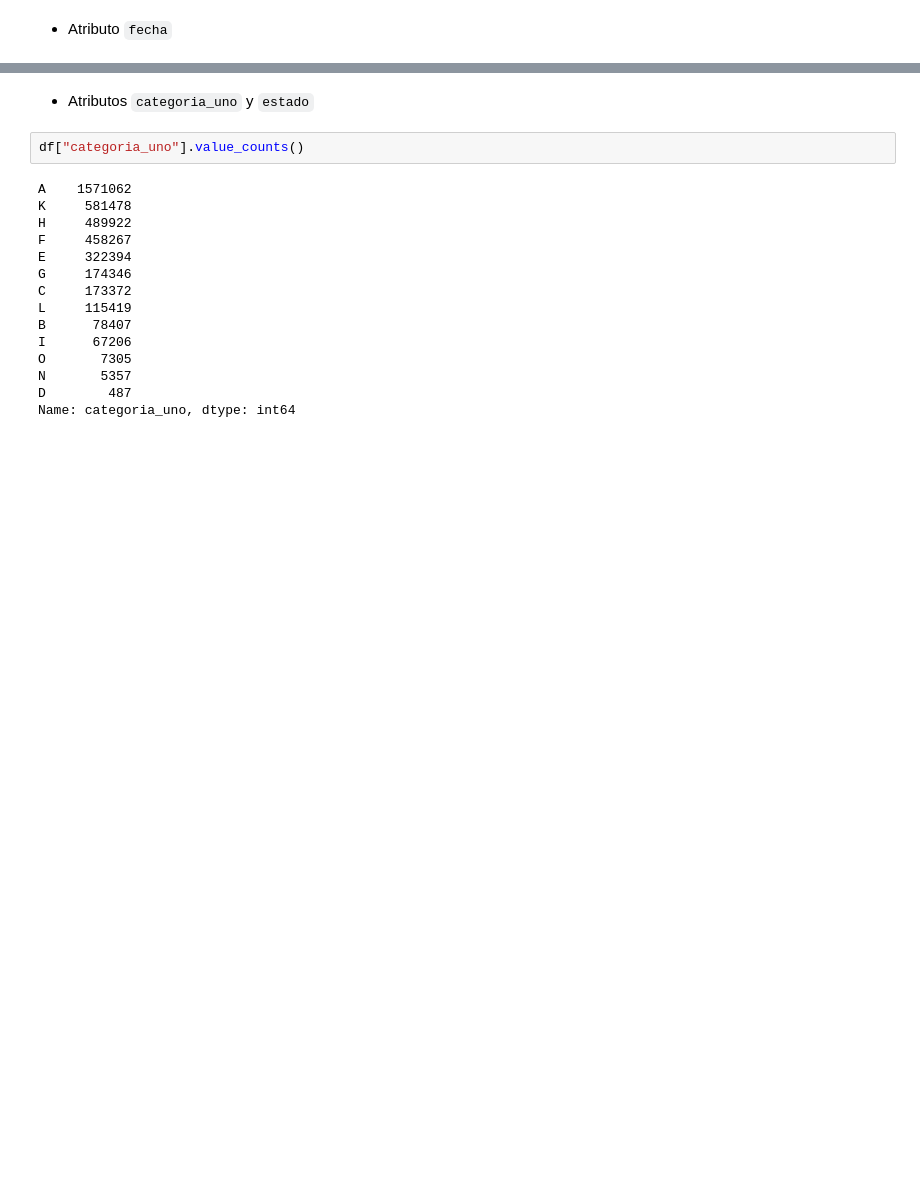
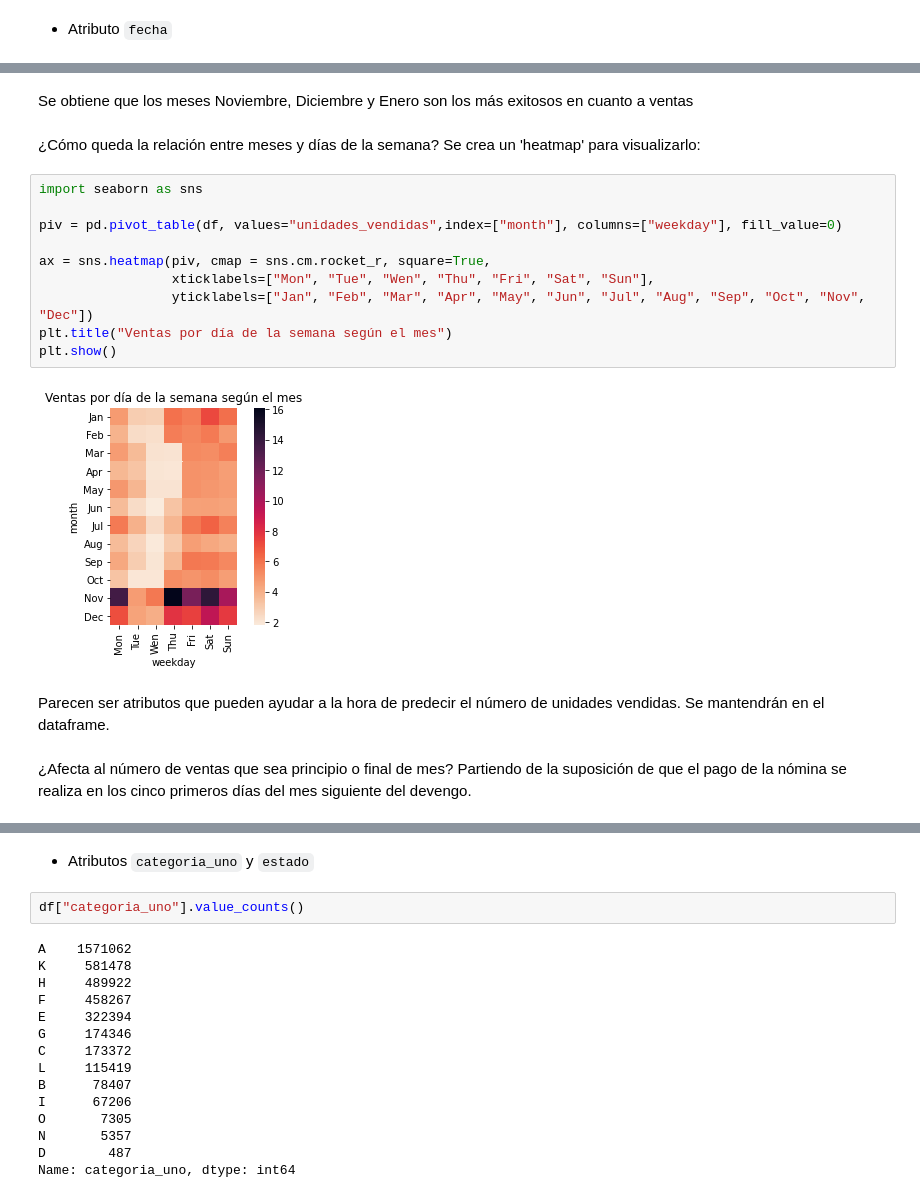
Before and after one commit to ebjaime/Atmira-Stock-Prediction, a Jupyter notebook: proyecto.ipynb, the cells around one changed output, grey strips where cells are left out. Saved outputs shown, nothing was run; the diff lists cells and outputs as text; blank space fills up the shorter version.

```diff
--- a/proyecto.ipynb
+++ b/proyecto.ipynb
@@ -67,0 +102,20 @@ array(['2015-06-01T00:00:00.000000000', '2015-06-02T00:00:00.000000000',
+# %% [markdown]
+Se obtiene que los meses Noviembre, Diciembre y Enero son los más exitosos en cuanto a ventas
+# %% [markdown]
+¿Cómo queda la relación entre meses y días de la semana? Se crea un 'heatmap' para visualizarlo:
+# %%
+import seaborn as sns
+
+piv = pd.pivot_table(df, values="unidades_vendidas",index=["month"], columns=["weekday"], fill_value=0)
+
+ax = sns.heatmap(piv, cmap = sns.cm.rocket_r, square=True,
+                 xticklabels=["Mon", "Tue", "Wen", "Thu", "Fri", "Sat", "Sun"],
+                 yticklabels=["Jan", "Feb", "Mar", "Apr", "May", "Jun", "Jul", "Aug", "Sep", "Oct", "Nov", "Dec"])
+plt.title("Ventas por día de la semana según el mes")
+plt.show()
+# %% [output]
+[figure, added]
+# %% [markdown]
+Parecen ser atributos que pueden ayudar a la hora de predecir el número de unidades vendidas. Se mantendrán en el dataframe.
+# %% [markdown]
+¿Afecta al número de ventas que sea principio o final de mes? Partiendo de la suposición de que el pago de la nómina se realiza en los cinco primeros días del mes siguiente del devengo.
```
Also changed, not shown: parts of 32 cells of this notebook.
